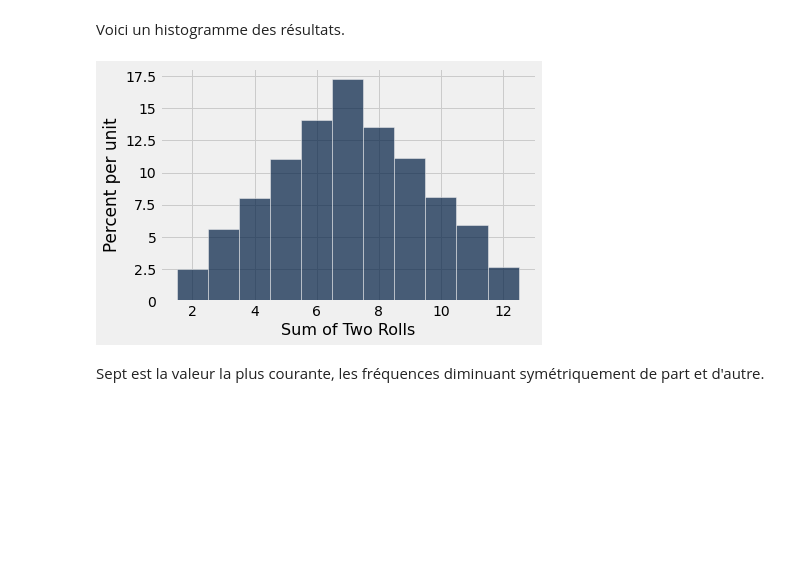
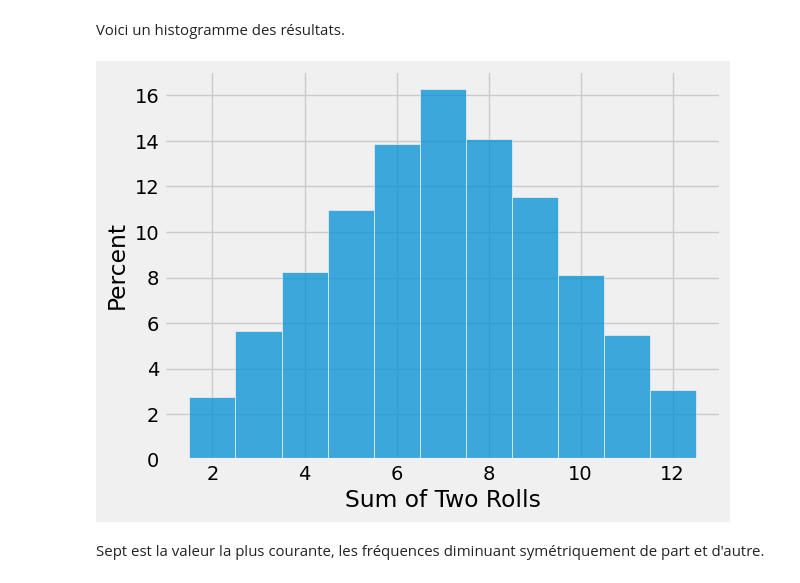
Before and after one commit to Thomas-Schatz/L1_Descartes_sciences_des_donnees, a Jupyter notebook: notes_de_cours/Séance2_CM.ipynb, the cells around one changed output. Saved outputs shown, nothing was run; the diff lists cells and outputs as text; code cells hidden in the pictures; blank space fills up the shorter version.

```diff
--- a/notes_de_cours/Séance2_CM.ipynb
+++ b/notes_de_cours/Séance2_CM.ipynb
@@ -591,7 +641,7 @@ np.count_nonzero(outcomes)
 #### Exemple : Parier sur 300 lancers
 L'itération est une technique puissante. Par exemple, nous pouvons voir la variation des résultats de 300 paris en exécutant exactement le même code pour 300 paris au lieu de cinq.
 # %%
-outcomes = make_array()
+outcomes = np.array([])
 
 for i in np.arange(300):
     outcome_of_bet = bet_on_one_roll()
@@ -662,7 +713,7 @@ La quantité que nous allons simuler est le nombre de face sur 100 lancers.
 
 Nous devons trouver un moyen d'effectuer une série de 100 lancers et de compter le nombre de face. Commençons par créer une pièce de monnaie.
 # %%
-coin = make_array('Heads', 'Tails')
+coin = np.array(['Heads', 'Tails'], dtype=npstring)
 # %% [markdown]
 Dans notre exemple précédent, nous avons utilisé `np.random.choice` et une boucle `for` pour générer plusieurs lancers. Mais les jeux de pile ou face sont si souvent nécessaires en science des données que `np.random.choice` les simule pour nous si nous incluons un second argument qui est le nombre de fois qu'il faut lancer.
 
@@ -707,7 +758,7 @@ Nous sommes prêts à créer un tableau de 20 000 valeurs simulées du nombre de
 # %%
 num_repetitions = 20000   # number of repetitions
 
-heads = make_array() # empty collection array
+heads = np.array([]) # empty collection array
 
 for i in np.arange(num_repetitions):   # repeat the process num_repetitions times
     new_value = one_simulated_value()  # simulate one value using the function defined
@@ -772,21 +822,21 @@ Nous pouvons maintenant créer un tableau de 10000 coups de Monopoly simulés, e
 # %%
 num_repetitions = 10000
 
-moves = make_array()
+moves = np.array([])
 for i in np.arange(num_repetitions):
     new_move = one_simulated_move()
     moves = np.append(moves, new_move)
 # %% [markdown]
 Voici un histogramme des résultats.
 # %%
-results = Table().with_columns(
-    'Repetition', np.arange(1, num_repetitions + 1),
-    'Sum of Two Rolls', moves
-)
+results = pandas.DataFrame({
+    'Repetition': np.arange(1, num_repetitions + 1),
+    'Sum of Two Rolls': moves
+})
 
-results.hist('Sum of Two Rolls', bins = np.arange(1.5, 12.6, 1))
+fig = seaborn.histplot(data=results, x='Sum of Two Rolls', bins = np.arange(1.5, 12.6, 1), stat='percent')
 # %% [output]
-[figure, old version]
+[figure, new version]
 # %% [markdown]
 Sept est la valeur la plus courante, les fréquences diminuant symétriquement de part et d'autre.
 # %% [markdown]
```
Also changed, not shown: parts of 238 cells of this notebook.
